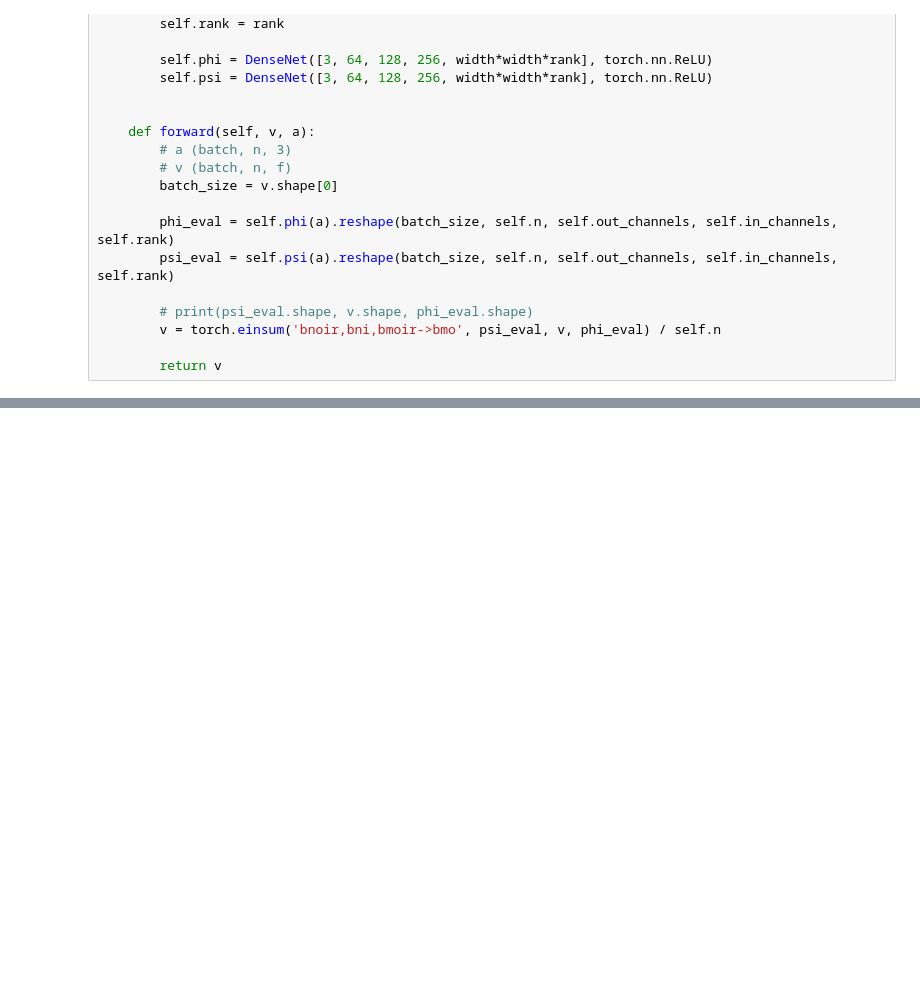
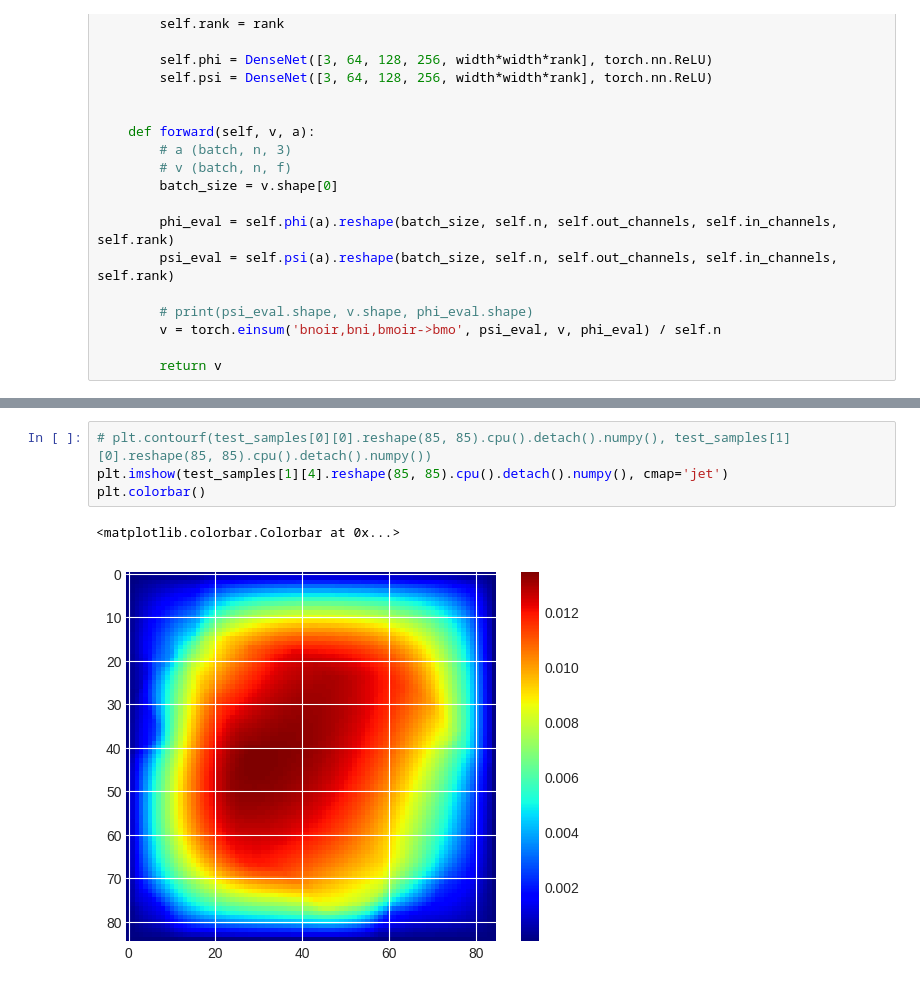
Before and after one commit to alizma/symmetry_learning, a Jupyter notebook: fno_classic/viz_fno_darcy.ipynb, the cells around one changed output, grey strips where cells are left out. Cells and saved outputs as stored; diff of their text form; blank space fills up the shorter version.

Commit message:
added plotting for darcy with vanilla low-rank FNO

```diff
--- a/fno_classic/viz_fno_darcy.ipynb
+++ b/fno_classic/viz_fno_darcy.ipynb
@@ -133 +256,8 @@ model = torch.load('darcy2d_trained')
+# %%
+# plt.contourf(test_samples[0][0].reshape(85, 85).cpu().detach().numpy(), test_samples[1][0].reshape(85, 85).cpu().detach().numpy())
+plt.imshow(test_samples[1][4].reshape(85, 85).cpu().detach().numpy(), cmap='jet')
+plt.colorbar()
+# %% [output]
+<matplotlib.colorbar.Colorbar at 0x...>
+[figure, added]
 # %%
```
Also changed, not shown: parts of 6 cells of this notebook.
